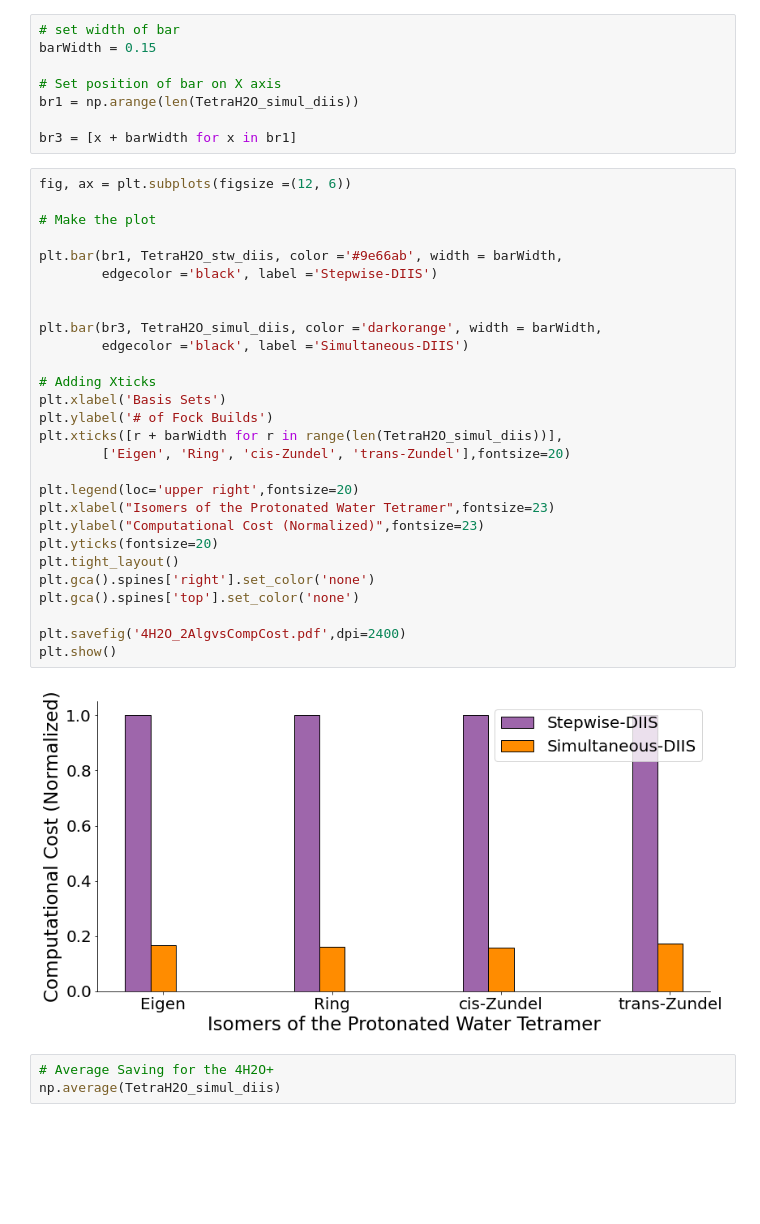
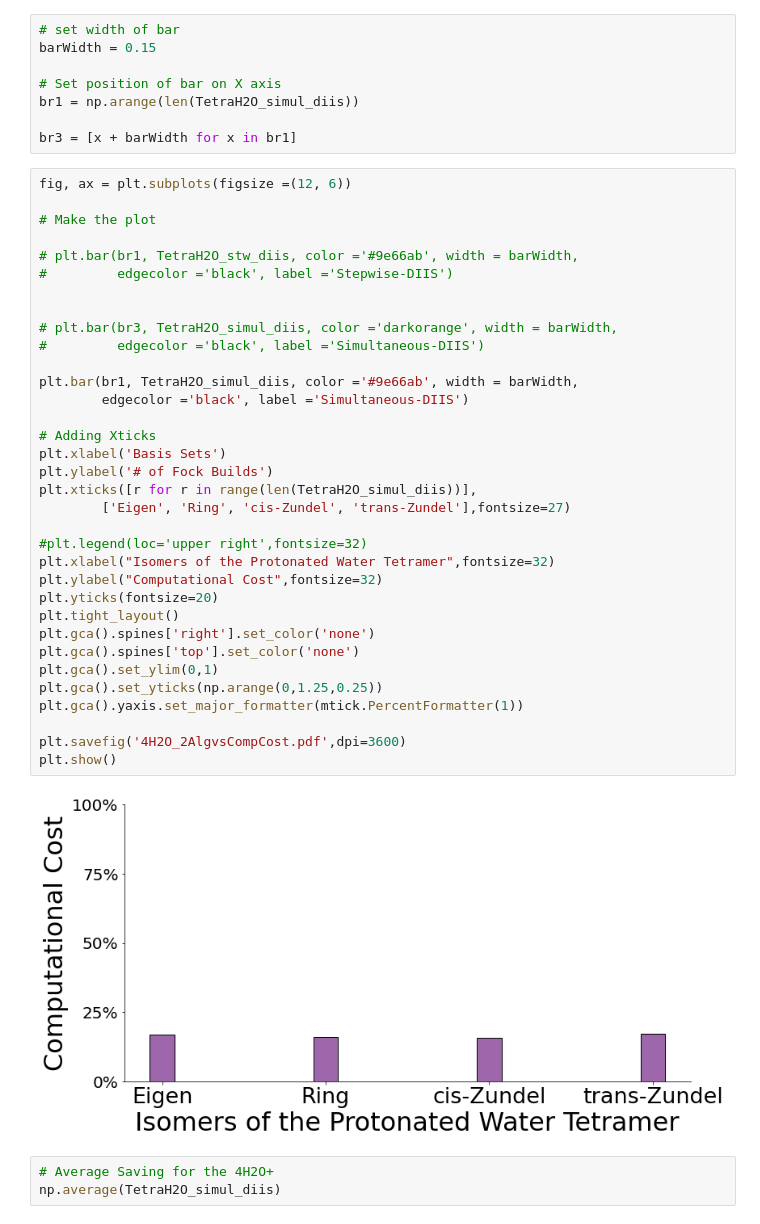
Before and after one commit to aodongliu/NEO-SCF-2ndYearExam, a Jupyter notebook: bar_plot_compcost-Copy1.ipynb, the cells around one changed output. Cells and saved outputs as stored; diff of their text form; blank space fills up the shorter version.

Commit message:
added changes for figures

```diff
--- a/bar_plot_compcost-Copy1.ipynb
+++ b/bar_plot_compcost-Copy1.ipynb
@@ -137,33 +149,39 @@ br3 = [x + barWidth for x in br1]
 # %%
 fig, ax = plt.subplots(figsize =(12, 6))
 
 # Make the plot
 
-plt.bar(br1, TetraH2O_stw_diis, color ='#9e66ab', width = barWidth,
-        edgecolor ='black', label ='Stepwise-DIIS')
+# plt.bar(br1, TetraH2O_stw_diis, color ='#9e66ab', width = barWidth,
+#         edgecolor ='black', label ='Stepwise-DIIS')
 
 
-plt.bar(br3, TetraH2O_simul_diis, color ='darkorange', width = barWidth,
+# plt.bar(br3, TetraH2O_simul_diis, color ='darkorange', width = barWidth,
+#         edgecolor ='black', label ='Simultaneous-DIIS')
+
+plt.bar(br1, TetraH2O_simul_diis, color ='#9e66ab', width = barWidth,
         edgecolor ='black', label ='Simultaneous-DIIS')
 
 # Adding Xticks
 plt.xlabel('Basis Sets')
 plt.ylabel('# of Fock Builds')
-plt.xticks([r + barWidth for r in range(len(TetraH2O_simul_diis))],
-        ['Eigen', 'Ring', 'cis-Zundel', 'trans-Zundel'],fontsize=20)
+plt.xticks([r for r in range(len(TetraH2O_simul_diis))],
+        ['Eigen', 'Ring', 'cis-Zundel', 'trans-Zundel'],fontsize=27)
 
-plt.legend(loc='upper right',fontsize=20)
-plt.xlabel("Isomers of the Protonated Water Tetramer",fontsize=23)
-plt.ylabel("Computational Cost (Normalized)",fontsize=23)
+#plt.legend(loc='upper right',fontsize=32)
+plt.xlabel("Isomers of the Protonated Water Tetramer",fontsize=32)
+plt.ylabel("Computational Cost",fontsize=32)
 plt.yticks(fontsize=20)
 plt.tight_layout()
 plt.gca().spines['right'].set_color('none')
 plt.gca().spines['top'].set_color('none')
+plt.gca().set_ylim(0,1)
+plt.gca().set_yticks(np.arange(0,1.25,0.25))
+plt.gca().yaxis.set_major_formatter(mtick.PercentFormatter(1))
 
-plt.savefig('4H2O_2AlgvsCompCost.pdf',dpi=2400)
+plt.savefig('4H2O_2AlgvsCompCost.pdf',dpi=3600)
 plt.show()
 # %% [output]
-[figure, old version]
+[figure, new version]
 # %%
 # Average Saving for the 4H2O+
 np.average(TetraH2O_simul_diis)
```
Also changed, not shown: parts of 4 cells of this notebook, 13 other files.
